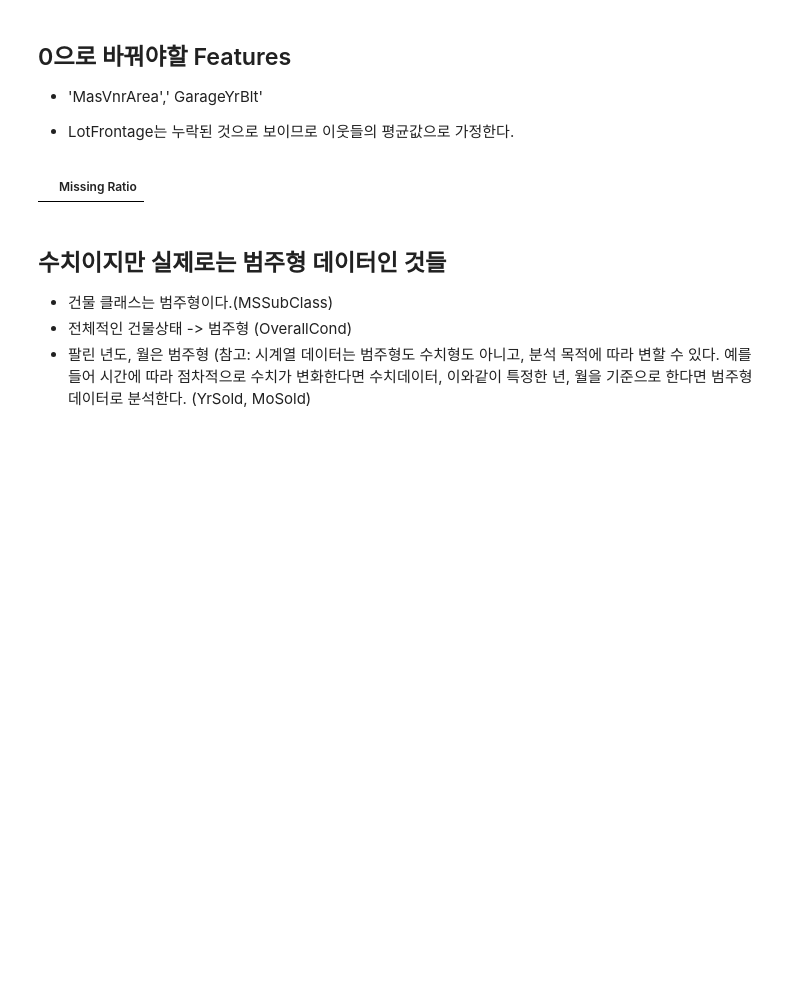
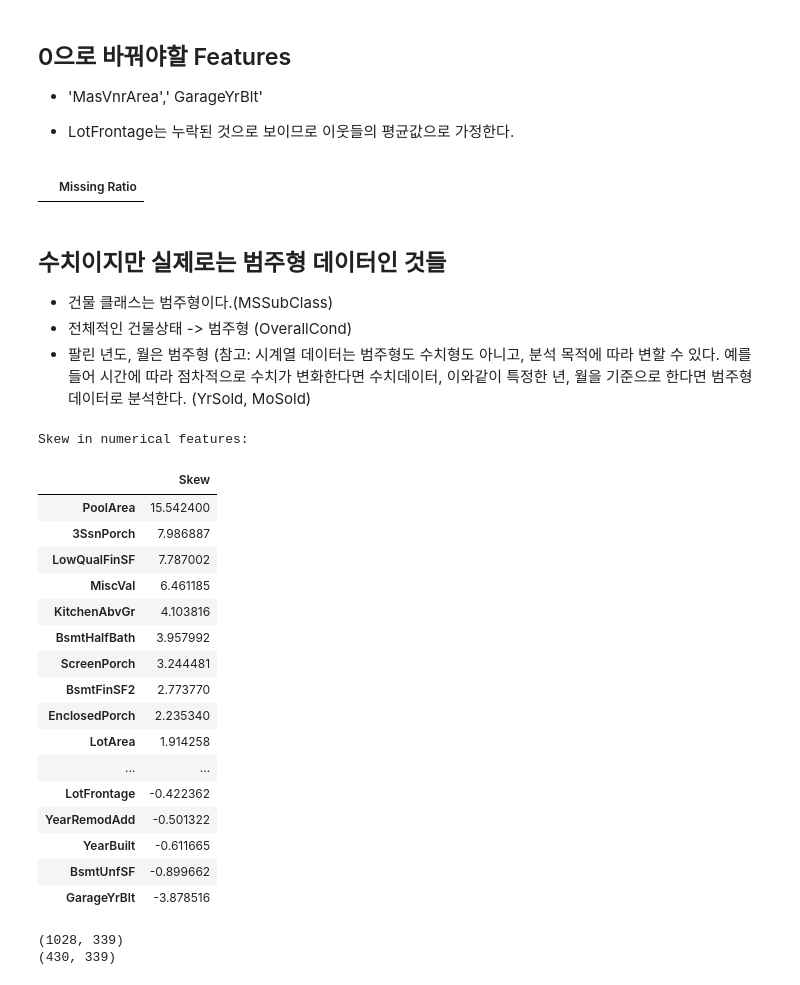
Before and after one commit to kjw1oo/FC_linear_First, a Jupyter notebook: FC_linear_regression.ipynb, the cells around one changed output. Drawn from its saved outputs; the diff is of its cells as text; code cells hidden in the pictures; blank space fills up the shorter version.

```diff
--- a/FC_linear_regression.ipynb
+++ b/FC_linear_regression.ipynb
@@ -302,3 +287,30 @@ all_data['OverallCond'] = all_data['OverallCond'].astype(str)
 #Year and month sold are transformed into categorical features.
 all_data['YrSold'] = all_data['YrSold'].astype(str)
 all_data['MoSold'] = all_data['MoSold'].astype(str)
+# %%
+numeric_feats = all_data.dtypes[all_data.dtypes != "object"].index
+
+# Check the skew of all numerical features
+skewed_feats = all_data[numeric_feats].apply(lambda x: skew(x.dropna())).sort_values(ascending=False)
+print("\nSkew in numerical features: \n")
+skewness = pd.DataFrame({'Skew' :skewed_feats})
+skewness
+# %% [output]
+Skew in numerical features:
+|  | Skew |
+| PoolArea | 15.542400 |
+| 3SsnPorch | 7.986887 |
+| LowQualFinSF | 7.787002 |
+| MiscVal | 6.461185 |
+| KitchenAbvGr | 4.103816 |
+| BsmtHalfBath | 3.957992 |
+| ScreenPorch | 3.244481 |
+| BsmtFinSF2 | 2.773770 |
+| EnclosedPorch | 2.235340 |
+| LotArea | 1.914258 |
+| ... | ... |
+| LotFrontage | -0.422362 |
+| YearRemodAdd | -0.501322 |
+| YearBuilt | -0.611665 |
+| BsmtUnfSF | -0.899662 |
+| GarageYrBlt | -3.878516 |
@@ -304,0 +325,8 @@ all_data['MoSold'] = all_data['MoSold'].astype(str)
+# %%
+train = all_data[:ntrain]
+test = all_data[ntrain:]
+print(train.shape)
+print(test.shape)
+# %% [output]
+(1028, 339)
+(430, 339)
```
Also changed, not shown: parts of 19 cells of this notebook.
